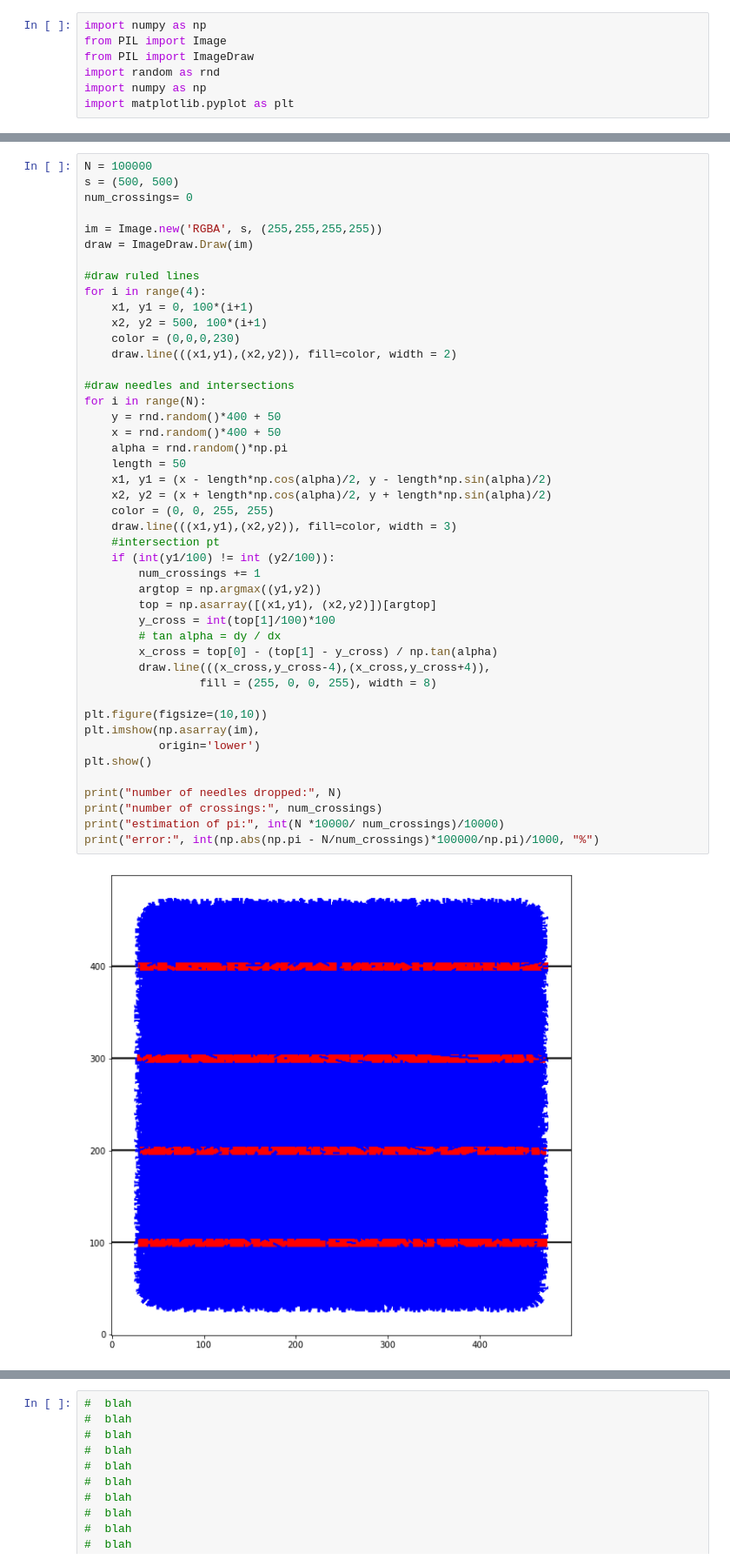
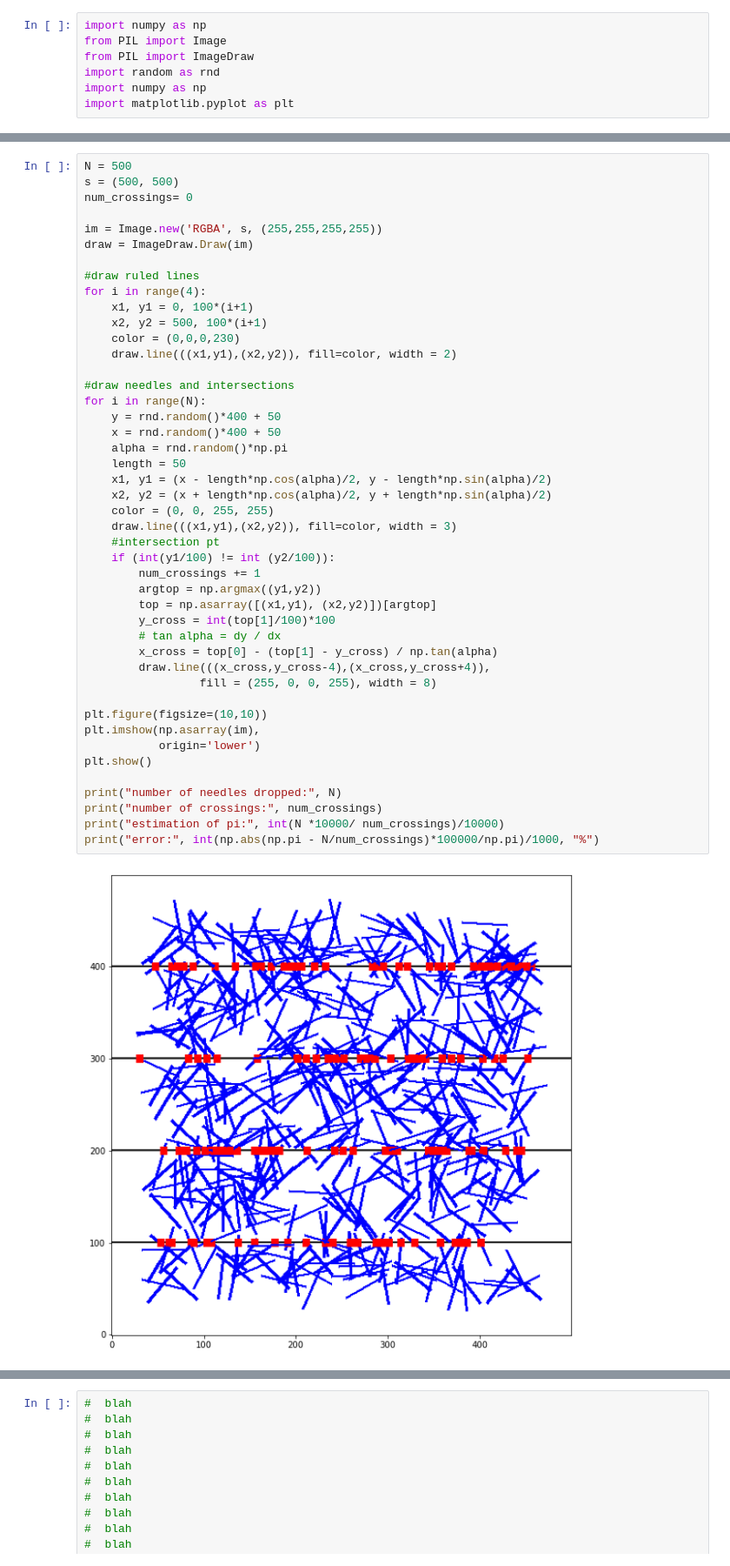
Before and after one commit to tapphughesn/buffons-needle-problem, a Jupyter notebook: BuffonsNeedleProblem.ipynb, the cells around one changed output, grey strips where cells are left out. Shown at 87% size. Saved outputs shown, nothing was run; the diff lists cells and outputs as text.

```diff
--- a/BuffonsNeedleProblem.ipynb
+++ b/BuffonsNeedleProblem.ipynb
@@ -52,6 +49,6 @@ print("number of needles dropped:", N)
 number of needles dropped: 10
 # %%
-N = 100000
+N = 500
 s = (500, 500)
 num_crossings= 0
 
@@ -69,31 +66,31 @@ for i in range(4):
 for i in range(N):
     y = rnd.random()*400 + 50
     x = rnd.random()*400 + 50
     alpha = rnd.random()*np.pi
     length = 50
     x1, y1 = (x - length*np.cos(alpha)/2, y - length*np.sin(alpha)/2)
     x2, y2 = (x + length*np.cos(alpha)/2, y + length*np.sin(alpha)/2)
     color = (0, 0, 255, 255)
     draw.line(((x1,y1),(x2,y2)), fill=color, width = 3)
     #intersection pt
     if (int(y1/100) != int (y2/100)):
         num_crossings += 1
         argtop = np.argmax((y1,y2))
         top = np.asarray([(x1,y1), (x2,y2)])[argtop]
         y_cross = int(top[1]/100)*100
         # tan alpha = dy / dx
         x_cross = top[0] - (top[1] - y_cross) / np.tan(alpha)
         draw.line(((x_cross,y_cross-4),(x_cross,y_cross+4)),
                  fill = (255, 0, 0, 255), width = 8)
 
 plt.figure(figsize=(10,10))
 plt.imshow(np.asarray(im),
            origin='lower')
 plt.show()
 
 print("number of needles dropped:", N)
 print("number of crossings:", num_crossings)
 print("estimation of pi:", int(N *10000/ num_crossings)/10000)
 print("error:", int(np.abs(np.pi - N/num_crossings)*100000/np.pi)/1000, "%")
 # %% [output]
-[figure, old version]
+[figure, new version]
```
Also changed, not shown: parts of 3 cells of this notebook.
